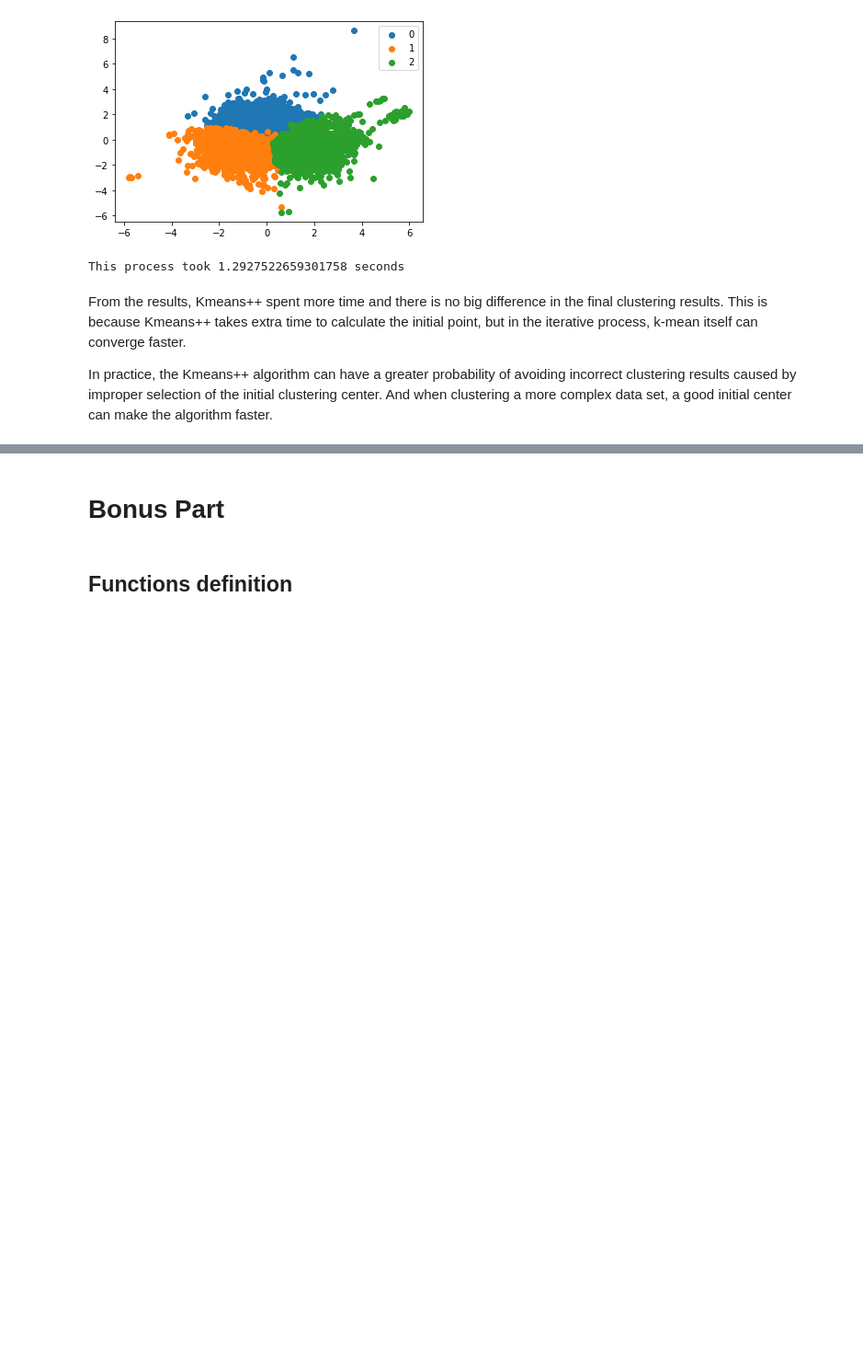
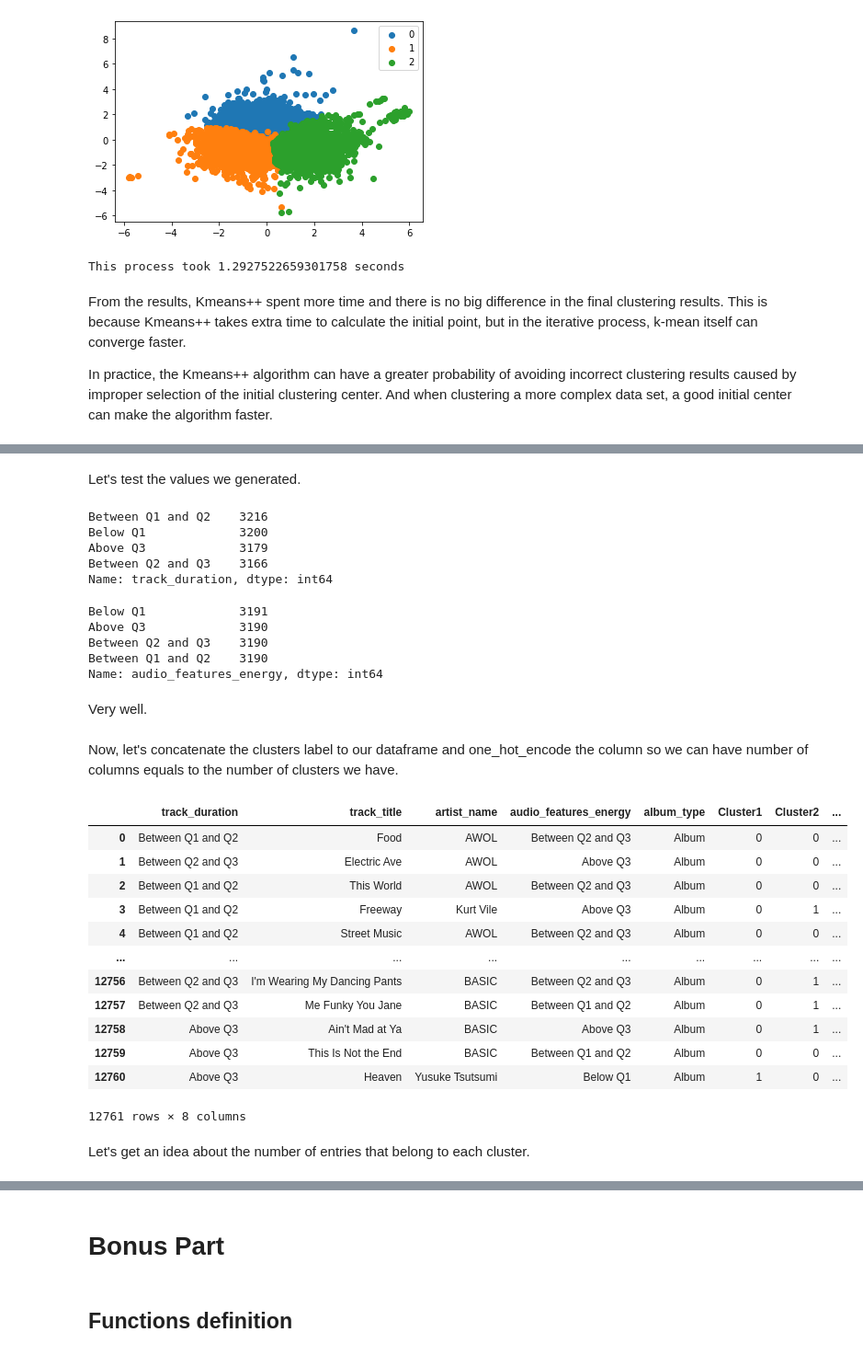
Before and after one commit to Requiem98/ADM-HW4, a Jupyter notebook: main.ipynb, the cells around one changed output, grey strips where cells are left out. Shown at 92% size. Saved outputs shown, nothing was run; the diff lists cells and outputs as text; code cells hidden in the pictures; blank space fills up the shorter version.

```diff
--- a/main.ipynb
+++ b/main.ipynb
@@ -1525,0 +1539,2 @@ In practice, the Kmeans++ algorithm can have a greater probability of avoiding i
+# %%
+variables = ['track_duration', 'track_title', 'artist_name', 'audio_features_energy', 'album_type']
@@ -1525,0 +1543,3 @@ In practice, the Kmeans++ algorithm can have a greater probability of avoiding i
+# %%
+df_variables = df_clean[variables]
+df_variables.head()
@@ -1525,0 +1567,29 @@ In practice, the Kmeans++ algorithm can have a greater probability of avoiding i
+# %%
+def track_duration_categories(x):
+    describtive_stats = df_variables['track_duration'].describe()
+    if x <= describtive_stats['25%']:
+        x = 'Below Q1'
+    elif describtive_stats['25%'] < x <= describtive_stats['50%']:
+        x = 'Between Q1 and Q2'
+    elif describtive_stats['50%'] < x <= describtive_stats['75%']:
+        x = 'Between Q2 and Q3'
+    elif x > describtive_stats['75%']:
+        x = 'Above Q3'
+
+    return x
+
+def audio_features_energy_categories(x):
+    describtive_stats = df_variables['audio_features_energy'].describe()
+    if x <= describtive_stats['25%']:
+        x = 'Below Q1'
+    elif describtive_stats['25%'] < x <= describtive_stats['50%']:
+        x = 'Between Q1 and Q2'
+    elif describtive_stats['50%'] < x <= describtive_stats['75%']:
+        x = 'Between Q2 and Q3'
+    elif x > describtive_stats['75%']:
+        x = 'Above Q3'
+
+    return x
+# %%
+df_variables['track_duration'] = df_variables['track_duration'].apply(track_duration_categories)
+df_variables['audio_features_energy'] = df_variables['audio_features_energy'].apply(audio_features_energy_categories)
@@ -1525,0 +1616,43 @@ In practice, the Kmeans++ algorithm can have a greater probability of avoiding i
+# %% [markdown]
+Let's test the values we generated.
+# %%
+df_variables.track_duration.value_counts()
+# %% [output]
+Between Q1 and Q2    3216
+Below Q1             3200
+Above Q3             3179
+Between Q2 and Q3    3166
+Name: track_duration, dtype: int64
+# %%
+df_variables.audio_features_energy.value_counts()
+# %% [output]
+Below Q1             3191
+Above Q3             3190
+Between Q2 and Q3    3190
+Between Q1 and Q2    3190
+Name: audio_features_energy, dtype: int64
+# %% [markdown]
+Very well.
+# %% [markdown]
+Now, let's concatenate the clusters label to our dataframe and one_hot_encode the column so we can have number of columns equals to the number of clusters we have.
+# %%
+df_piv = pd.concat([df_variables, features_12['labels']], axis=1)
+df_piv = pd.get_dummies(df_piv, columns=['labels'])
+df_piv = df_piv.rename(columns={'labels_0': 'Cluster1', 'labels_1': 'Cluster2', 'labels_2': 'Cluster3'})
+df_piv
+# %% [output]
+|  | track_duration | track_title | artist_name | audio_features_energy | album_type | Cluster1 | Cluster2 | ... |
+| 0 | Between Q1 and Q2 | Food | AWOL | Between Q2 and Q3 | Album | 0 | 0 | ... |
+| 1 | Between Q2 and Q3 | Electric Ave | AWOL | Above Q3 | Album | 0 | 0 | ... |
+| 2 | Between Q1 and Q2 | This World | AWOL | Between Q2 and Q3 | Album | 0 | 0 | ... |
+| 3 | Between Q1 and Q2 | Freeway | Kurt Vile | Above Q3 | Album | 0 | 1 | ... |
+| 4 | Between Q1 and Q2 | Street Music | AWOL | Between Q2 and Q3 | Album | 0 | 0 | ... |
+| ... | ... | ... | ... | ... | ... | ... | ... | ... |
+| 12756 | Between Q2 and Q3 | I'm Wearing My Dancing Pants | BASIC | Between Q2 and Q3 | Album | 0 | 1 | ... |
+| 12757 | Between Q2 and Q3 | Me Funky You Jane | BASIC | Between Q1 and Q2 | Album | 0 | 1 | ... |
+| 12758 | Above Q3 | Ain't Mad at Ya | BASIC | Above Q3 | Album | 0 | 1 | ... |
+| 12759 | Above Q3 | This Is Not the End | BASIC | Between Q1 and Q2 | Album | 0 | 0 | ... |
+| 12760 | Above Q3 | Heaven | Yusuke Tsutsumi | Below Q1 | Album | 1 | 0 | ... |
+12761 rows × 8 columns
+# %% [markdown]
+Let's get an idea about the number of entries that belong to each cluster.
```
Also changed, not shown: parts of 37 cells of this notebook.
